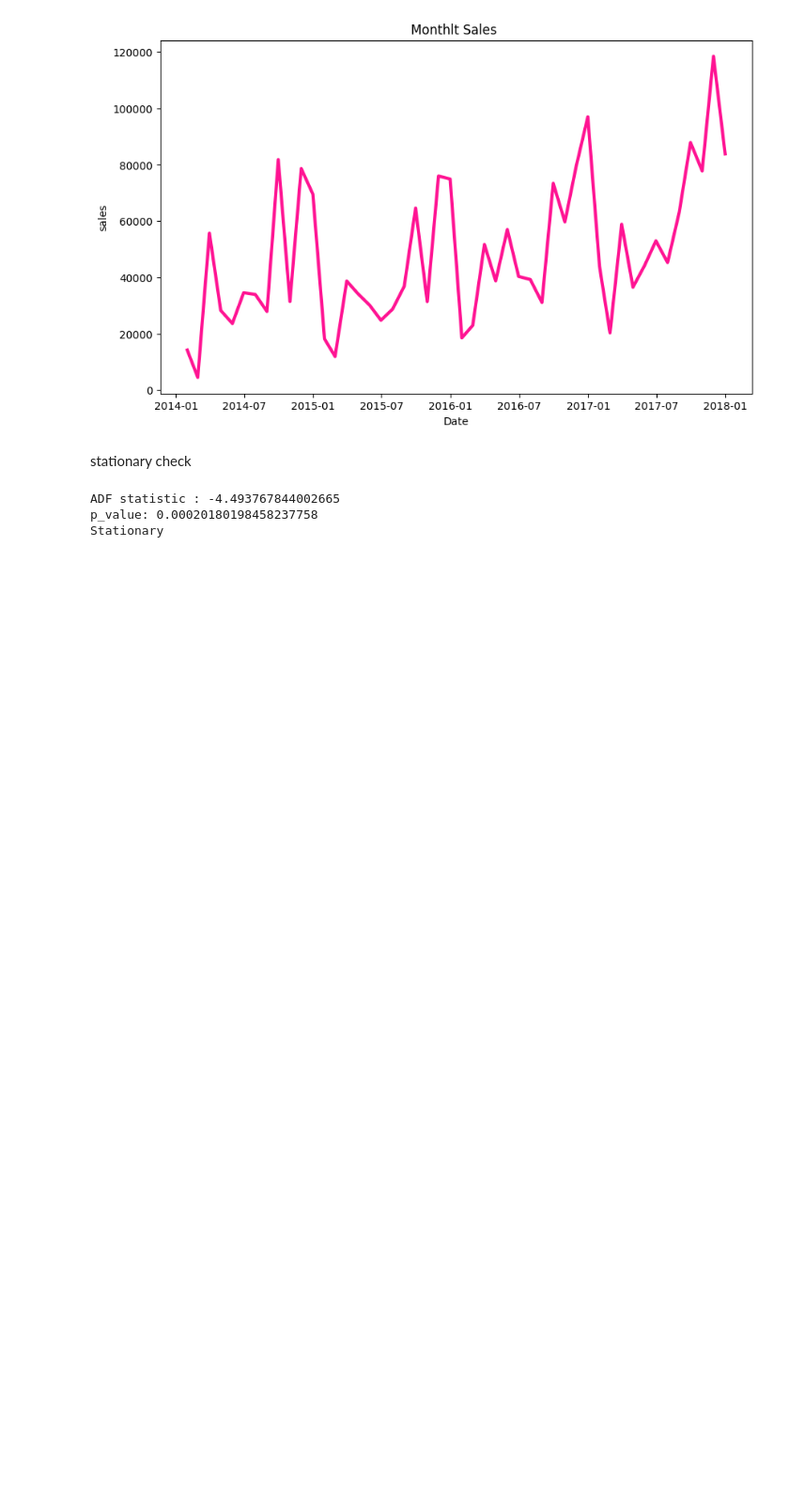
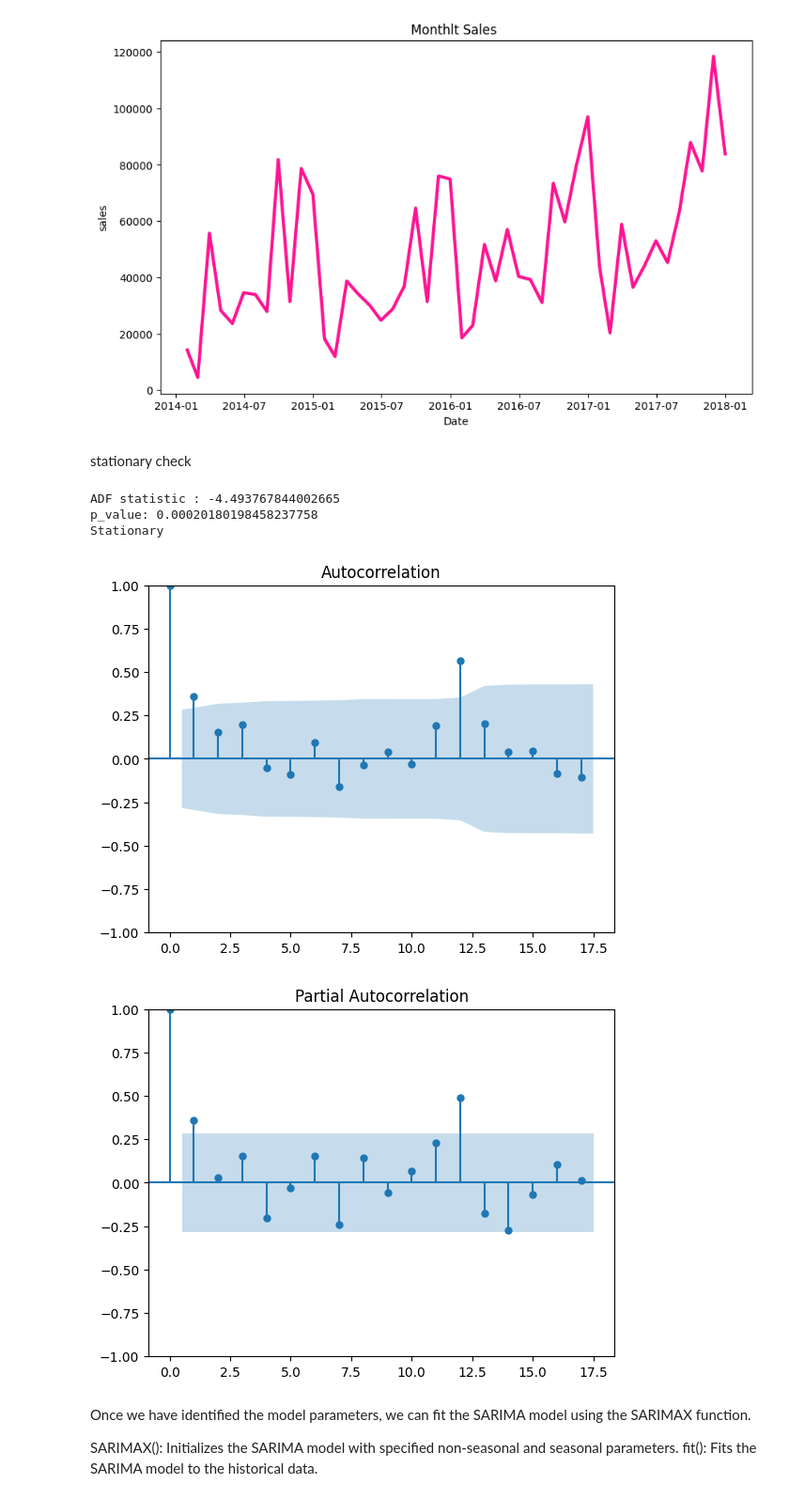
Before and after one commit to shovo896/ML_Models-, a Jupyter notebook: srima.ipynb, the cells around one changed output. Shown at 94% size. Cells and saved outputs as stored; diff of their text form; code cells hidden in the pictures; blank space fills up the shorter version.

```diff
--- a/srima.ipynb
+++ b/srima.ipynb
@@ -61,3 +61,15 @@ check_stationary(monthly_sales['Sales'])
 ADF statistic : -4.493767844002665
 p_value: 0.00020180198458237758
 Stationary
+# %%
+plot_acf(monthly_sales)
+plot_pacf(monthly_sales)
+plt.show()
+# %% [output]
+[figure, added]
+[figure, added]
+# %% [markdown]
+Once we have identified the model parameters, we can fit the SARIMA model using the SARIMAX function.
+
+SARIMAX(): Initializes the SARIMA model with specified non-seasonal and seasonal parameters.
+fit(): Fits the SARIMA model to the historical data.
```
